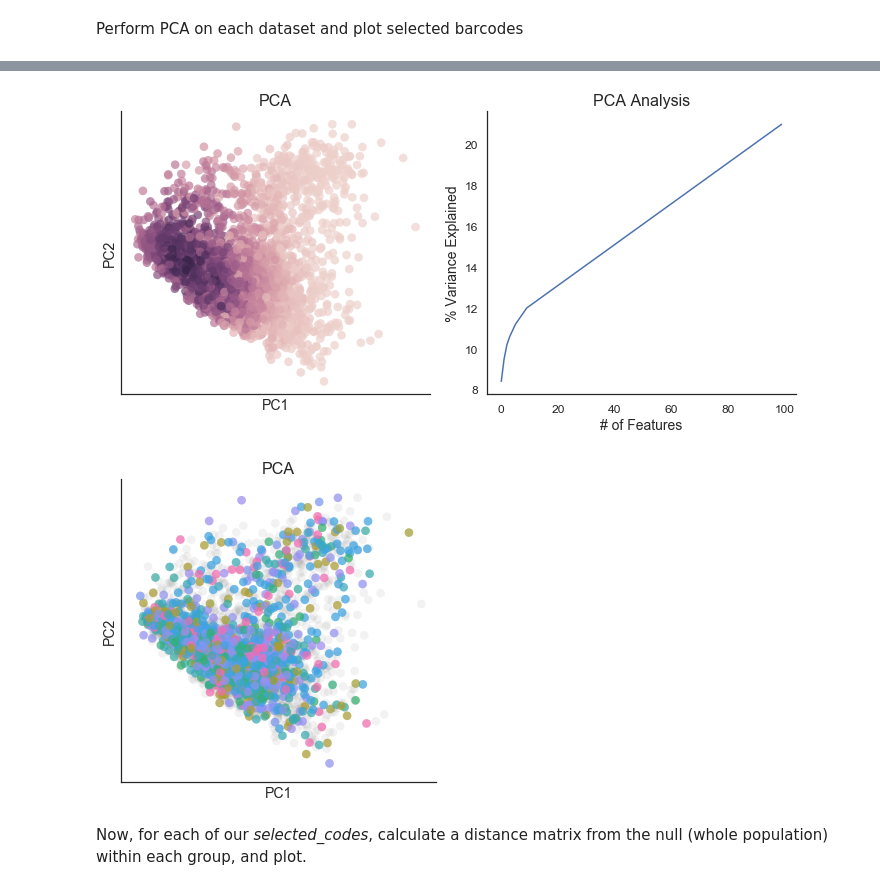
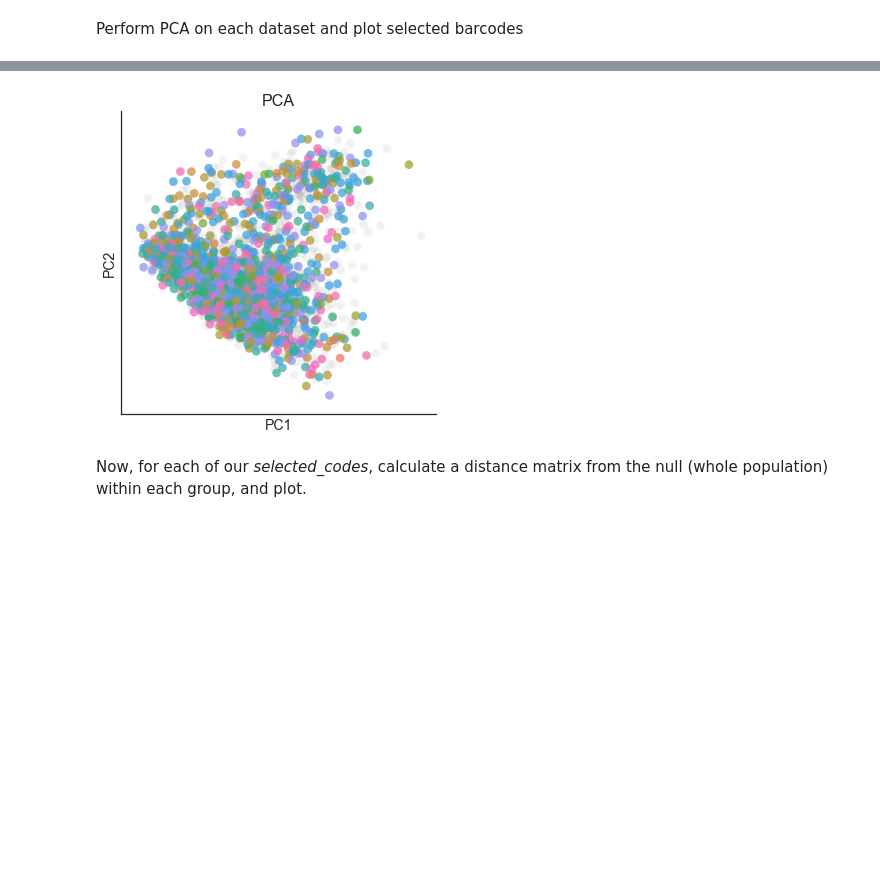
Before and after one commit to codyheiser/fluffy-succotash, a Jupyter notebook: SKMEL5_treatments.ipynb, the cells around one changed output, grey strips where cells are left out. Drawn from its saved outputs; the diff is of its cells as text; code cells hidden in the pictures; blank space fills up the shorter version.

```diff
--- a/SKMEL5_treatments.ipynb
+++ b/SKMEL5_treatments.ipynb
@@ -87,8 +75,6 @@ Wall time: 16.7 s
 # %%
-I_PCA.plot()
 I_PCA.plot_barcodes(selected_codes)
 # %% [output]
-[figure, old version]
+[figure, new version]
-[figure, removed]
 # %% [markdown]
 Now, for each of our *selected_codes*, calculate a distance matrix from the null (whole population) within each group, and plot.
```
Also changed, not shown: parts of 19 cells of this notebook, 1 other file.
